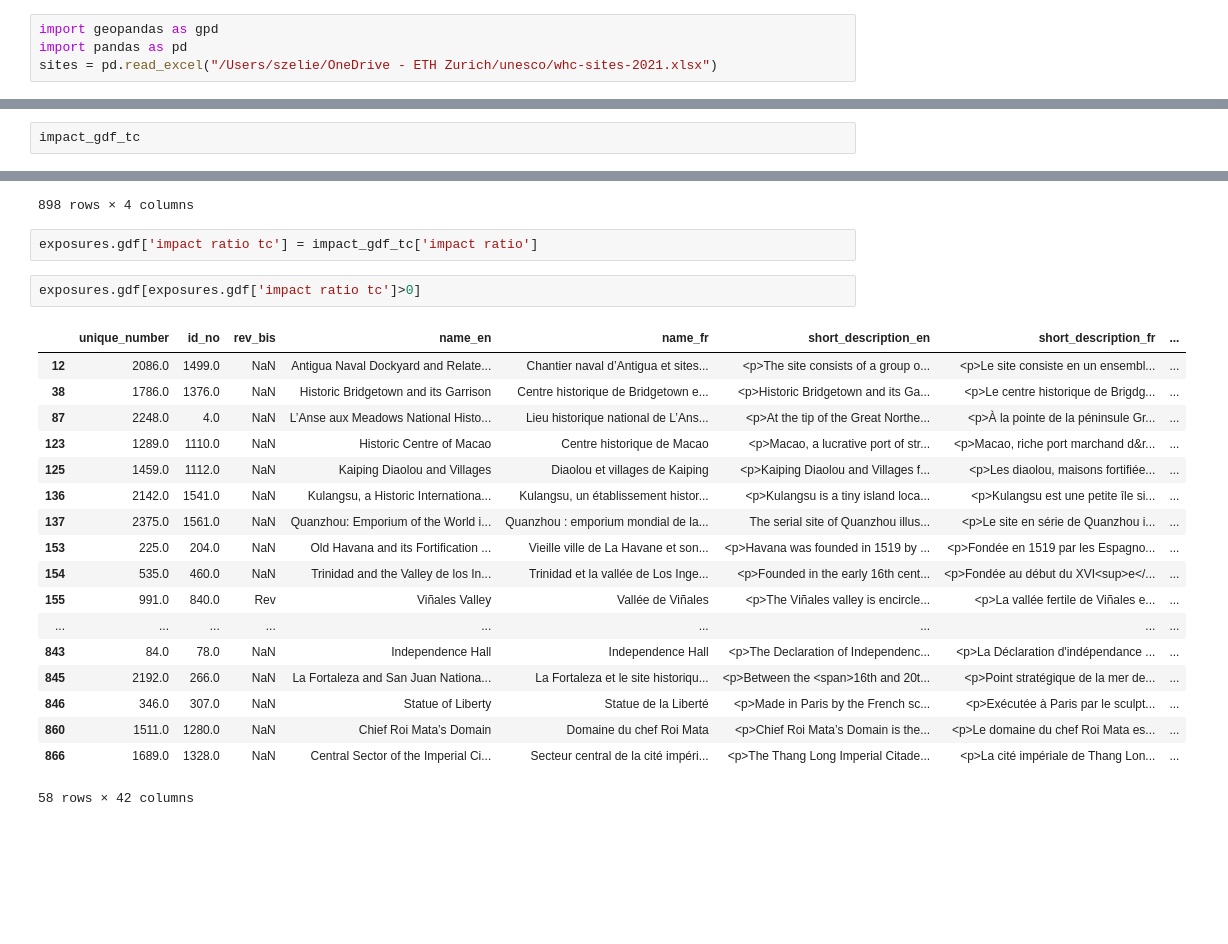
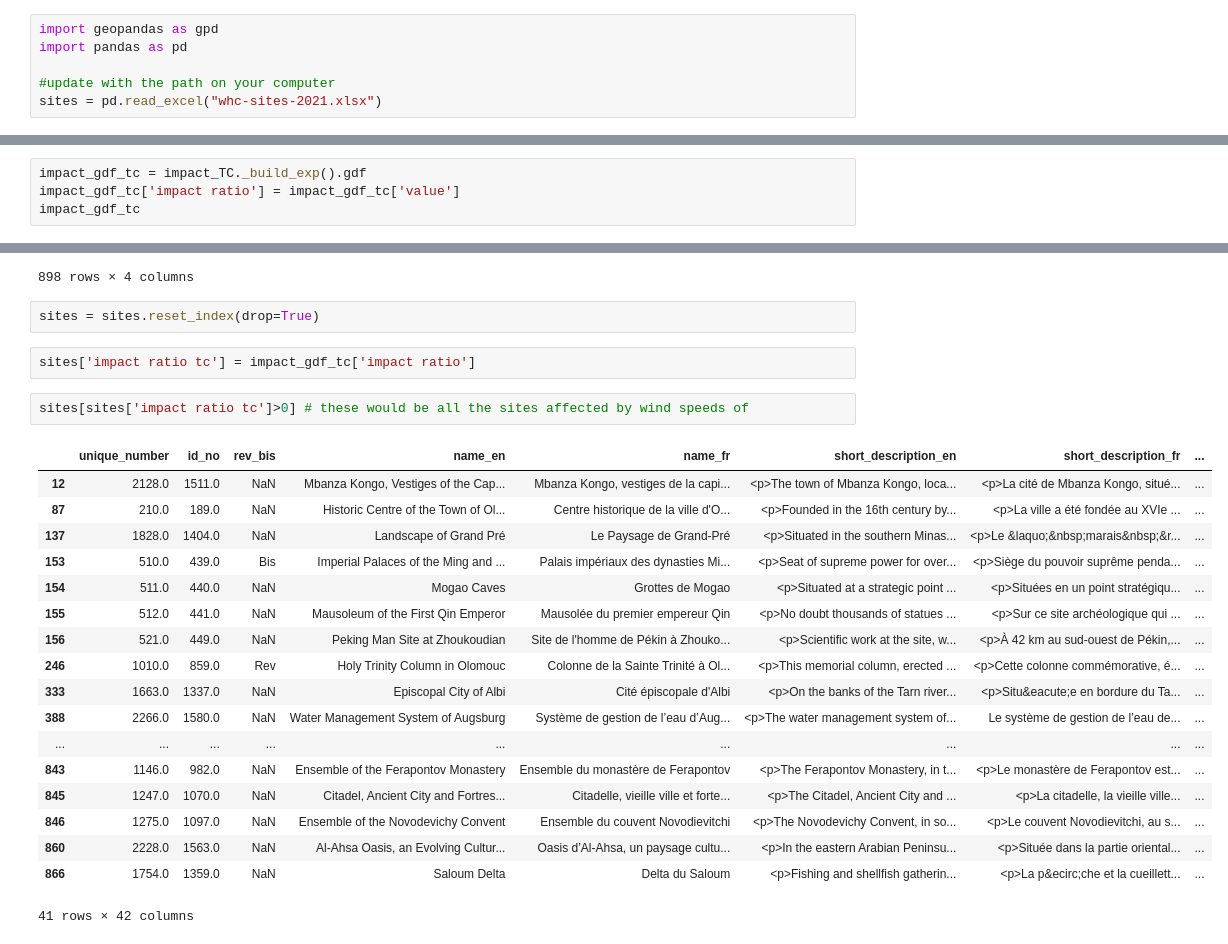
Before and after one commit to zeliest/UNESCO, a Jupyter notebook: unesco_sites.ipynb, the cells around one changed output, grey strips where cells are left out. Saved outputs shown, nothing was run; the diff lists cells and outputs as text; blank space fills up the shorter version.

```diff
--- a/unesco_sites.ipynb
+++ b/unesco_sites.ipynb
@@ -3,4 +3,6 @@ from climada.entity import Exposures
 # %%
 import geopandas as gpd
 import pandas as pd
-sites = pd.read_excel("/Users/szelie/OneDrive - ETH Zurich/unesco/whc-sites-2021.xlsx")
+
+#update with the path on your computer
+sites = pd.read_excel("whc-sites-2021.xlsx")
@@ -141,4 +214,6 @@ exposures.gdf = exposures.gdf.reset_index(drop=True)
 # %%
+impact_gdf_tc = impact_TC._build_exp().gdf
+impact_gdf_tc['impact ratio'] = impact_gdf_tc['value']
 impact_gdf_tc
 # %% [output]
 |  | value | latitude | longitude | impact ratio |
@@ -154,26 +229,28 @@ impact_gdf_tc
 | 896 | 0.0 | 40.697500 | -6.661111 | 0.0 |
 | 897 | 0.0 | 38.775278 | -4.838889 | 0.0 |
 898 rows × 4 columns
+# %%
+sites = sites.reset_index(drop=True)
 # %%
-exposures.gdf['impact ratio tc'] = impact_gdf_tc['impact ratio']
+sites['impact ratio tc'] = impact_gdf_tc['impact ratio']
 # %%
-exposures.gdf[exposures.gdf['impact ratio tc']>0]
+sites[sites['impact ratio tc']>0] # these would be all the sites affected by wind speeds of
 # %% [output]
 |  | unique_number | id_no | rev_bis | name_en | name_fr | short_description_en | short_description_fr | ... |
-| 12 | 2086.0 | 1499.0 | NaN | Antigua Naval Dockyard and Relate... | Chantier naval d’Antigua et sites... | <p>The site consists of a group o... | <p>Le site consiste en un ensembl... | ... |
-| 38 | 1786.0 | 1376.0 | NaN | Historic Bridgetown and its Garrison | Centre historique de Bridgetown e... | <p>Historic Bridgetown and its Ga... | <p>Le centre historique de Brigdg... | ... |
-| 87 | 2248.0 | 4.0 | NaN | L’Anse aux Meadows National Histo... | Lieu historique national de L’Ans... | <p>At the tip of the Great Northe... | <p>À la pointe de la péninsule Gr... | ... |
-| 123 | 1289.0 | 1110.0 | NaN | Historic Centre of Macao | Centre historique de Macao | <p>Macao, a lucrative port of str... | <p>Macao, riche port marchand d&r... | ... |
-| 125 | 1459.0 | 1112.0 | NaN | Kaiping Diaolou and Villages | Diaolou et villages de Kaiping | <p>Kaiping Diaolou and Villages f... | <p>Les diaolou, maisons fortifiée... | ... |
-| 136 | 2142.0 | 1541.0 | NaN | Kulangsu, a Historic Internationa... | Kulangsu, un établissement histor... | <p>Kulangsu is a tiny island loca... | <p>Kulangsu est une petite île si... | ... |
-| 137 | 2375.0 | 1561.0 | NaN | Quanzhou: Emporium of the World i... | Quanzhou : emporium mondial de la... | The serial site of Quanzhou illus... | <p>Le site en série de Quanzhou i... | ... |
-| 153 | 225.0 | 204.0 | NaN | Old Havana and its Fortification ... | Vieille ville de La Havane et son... | <p>Havana was founded in 1519 by ... | <p>Fondée en 1519 par les Espagno... | ... |
-| 154 | 535.0 | 460.0 | NaN | Trinidad and the Valley de los In... | Trinidad et la vallée de Los Inge... | <p>Founded in the early 16th cent... | <p>Fondée au début du XVI<sup>e</... | ... |
-| 155 | 991.0 | 840.0 | Rev | Viñales Valley | Vallée de Viñales | <p>The Viñales valley is encircle... | <p>La vallée fertile de Viñales e... | ... |
+| 12 | 2128.0 | 1511.0 | NaN | Mbanza Kongo, Vestiges of the Cap... | Mbanza Kongo, vestiges de la capi... | <p>The town of Mbanza Kongo, loca... | <p>La cité de Mbanza Kongo, situé... | ... |
+| 87 | 210.0 | 189.0 | NaN | Historic Centre of the Town of Ol... | Centre historique de la ville d'O... | <p>Founded in the 16th century by... | <p>La ville a été fondée au XVIe ... | ... |
+| 137 | 1828.0 | 1404.0 | NaN | Landscape of Grand Pré | Le Paysage de Grand-Pré | <p>Situated in the southern Minas... | <p>Le &laquo;&nbsp;marais&nbsp;&r... | ... |
+| 153 | 510.0 | 439.0 | Bis | Imperial Palaces of the Ming and ... | Palais impériaux des dynasties Mi... | <p>Seat of supreme power for over... | <p>Siège du pouvoir suprême penda... | ... |
+| 154 | 511.0 | 440.0 | NaN | Mogao Caves | Grottes de Mogao | <p>Situated at a strategic point ... | <p>Situées en un point stratégiqu... | ... |
+| 155 | 512.0 | 441.0 | NaN | Mausoleum of the First Qin Emperor | Mausolée du premier empereur Qin | <p>No doubt thousands of statues ... | <p>Sur ce site archéologique qui ... | ... |
+| 156 | 521.0 | 449.0 | NaN | Peking Man Site at Zhoukoudian | Site de l'homme de Pékin à Zhouko... | <p>Scientific work at the site, w... | <p>À 42 km au sud-ouest de Pékin,... | ... |
+| 246 | 1010.0 | 859.0 | Rev | Holy Trinity Column in Olomouc | Colonne de la Sainte Trinité à Ol... | <p>This memorial column, erected ... | <p>Cette colonne commémorative, é... | ... |
+| 333 | 1663.0 | 1337.0 | NaN | Episcopal City of Albi | Cité épiscopale d'Albi | <p>On the banks of the Tarn river... | <p>Situ&eacute;e en bordure du Ta... | ... |
+| 388 | 2266.0 | 1580.0 | NaN | Water Management System of Augsburg | Système de gestion de l’eau d’Aug... | <p>The water management system of... | Le système de gestion de l’eau de... | ... |
 | ... | ... | ... | ... | ... | ... | ... | ... | ... |
-| 843 | 84.0 | 78.0 | NaN | Independence Hall | Independence Hall | <p>The Declaration of Independenc... | <p>La Déclaration d'indépendance ... | ... |
-| 845 | 2192.0 | 266.0 | NaN | La Fortaleza and San Juan Nationa... | La Fortaleza et le site historiqu... | <p>Between the <span>16th and 20t... | <p>Point stratégique de la mer de... | ... |
-| 846 | 346.0 | 307.0 | NaN | Statue of Liberty | Statue de la Liberté | <p>Made in Paris by the French sc... | <p>Exécutée à Paris par le sculpt... | ... |
-| 860 | 1511.0 | 1280.0 | NaN | Chief Roi Mata’s Domain | Domaine du chef Roi Mata | <p>Chief Roi Mata’s Domain is the... | <p>Le domaine du chef Roi Mata es... | ... |
-| 866 | 1689.0 | 1328.0 | NaN | Central Sector of the Imperial Ci... | Secteur central de la cité impéri... | <p>The Thang Long Imperial Citade... | <p>La cité impériale de Thang Lon... | ... |
+| 843 | 1146.0 | 982.0 | NaN | Ensemble of the Ferapontov Monastery | Ensemble du monastère de Ferapontov | <p>The Ferapontov Monastery, in t... | <p>Le monastère de Ferapontov est... | ... |
+| 845 | 1247.0 | 1070.0 | NaN | Citadel, Ancient City and Fortres... | Citadelle, vieille ville et forte... | <p>The Citadel, Ancient City and ... | <p>La citadelle, la vieille ville... | ... |
+| 846 | 1275.0 | 1097.0 | NaN | Ensemble of the Novodevichy Convent | Ensemble du couvent Novodievitchi | <p>The Novodevichy Convent, in so... | <p>Le couvent Novodievitchi, au s... | ... |
+| 860 | 2228.0 | 1563.0 | NaN | Al-Ahsa Oasis, an Evolving Cultur... | Oasis d’Al-Ahsa, un paysage cultu... | <p>In the eastern Arabian Peninsu... | <p>Située dans la partie oriental... | ... |
+| 866 | 1754.0 | 1359.0 | NaN | Saloum Delta | Delta du Saloum | <p>Fishing and shellfish gatherin... | <p>La p&ecirc;che et la cueillett... | ... |
-58 rows × 42 columns
+41 rows × 42 columns
```
Also changed, not shown: parts of 34 cells of this notebook, 5 other files.
